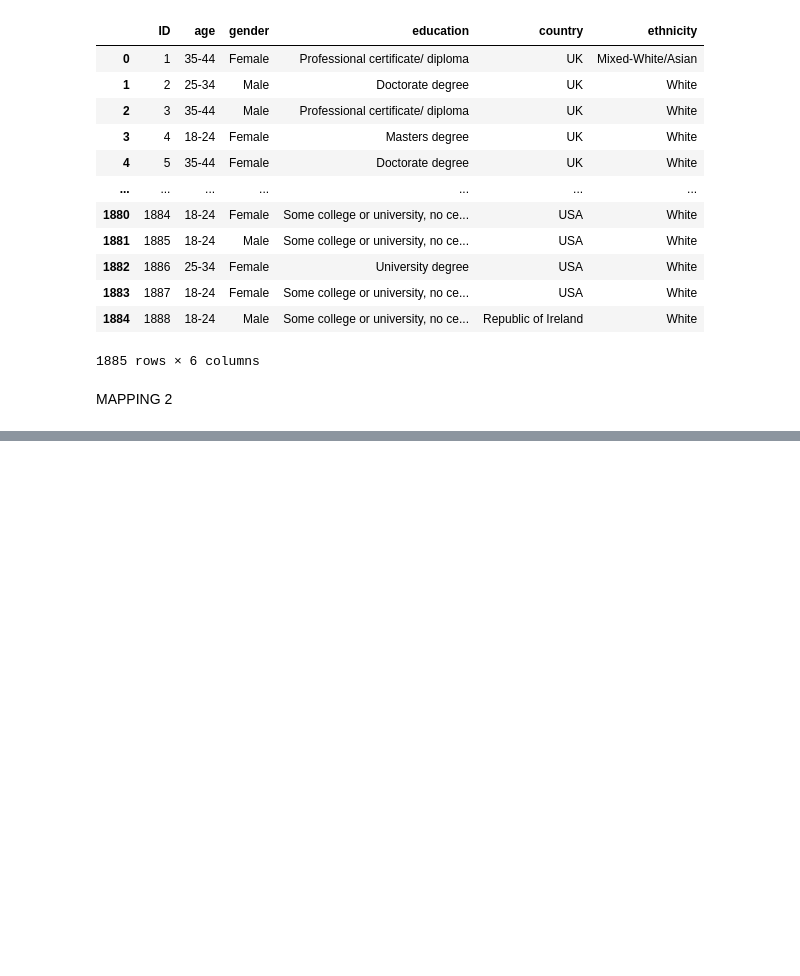
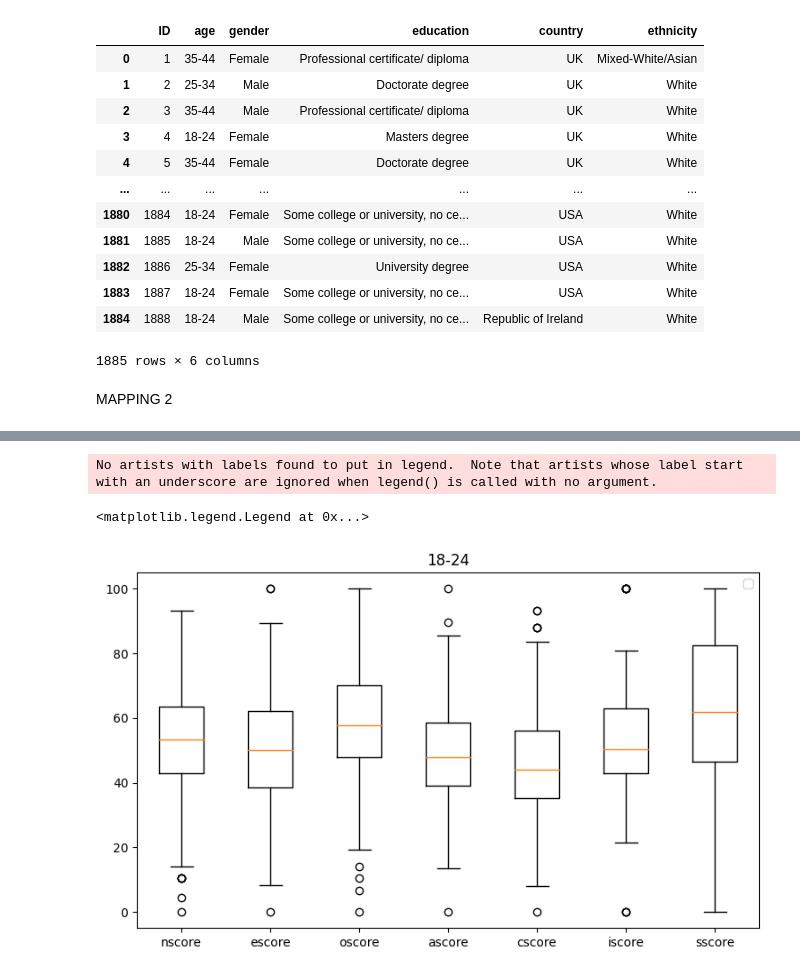
Before and after one commit to RayaneBDJ/Data-Analysis, a Jupyter notebook: FinalTP.ipynb, the cells around one changed output, grey strips where cells are left out. Drawn from its saved outputs; the diff is of its cells as text; code cells hidden in the pictures; blank space fills up the shorter version.

```diff
--- a/FinalTP.ipynb
+++ b/FinalTP.ipynb
@@ -399,0 +443,23 @@ data_CDRUG_Visual
+# %%
+fig = plt.figure(figsize =(7, 4))
+
+# Creating axes instance
+ax = fig.add_axes([0, 0, 1, 1])
+
+plt.boxplot([
+test_visual[test_visual["age"] == "18-24"]["nscore"],
+test_visual[test_visual["age"] == "18-24"]["escore"],
+test_visual[test_visual["age"] == "18-24"]["oscore"],
+test_visual[test_visual["age"] == "18-24"]["ascore"],
+test_visual[test_visual["age"] == "18-24"]["cscore"],
+test_visual[test_visual["age"] == "18-24"]["iscore"],
+test_visual[test_visual["age"] == "18-24"]["sscore"]])
+
+ax.set_xticklabels(["nscore", "escore", "oscore", "ascore", "cscore", "iscore", "sscore"])
+
+plt.title("18-24")
+plt.legend()
+# %% [output]
+No artists with labels found to put in legend.  Note that artists whose label start with an underscore are ignored when legend() is called with no argument.
+<matplotlib.legend.Legend at 0x...>
+[figure, added]
```
Also changed, not shown: parts of 16 cells of this notebook.
